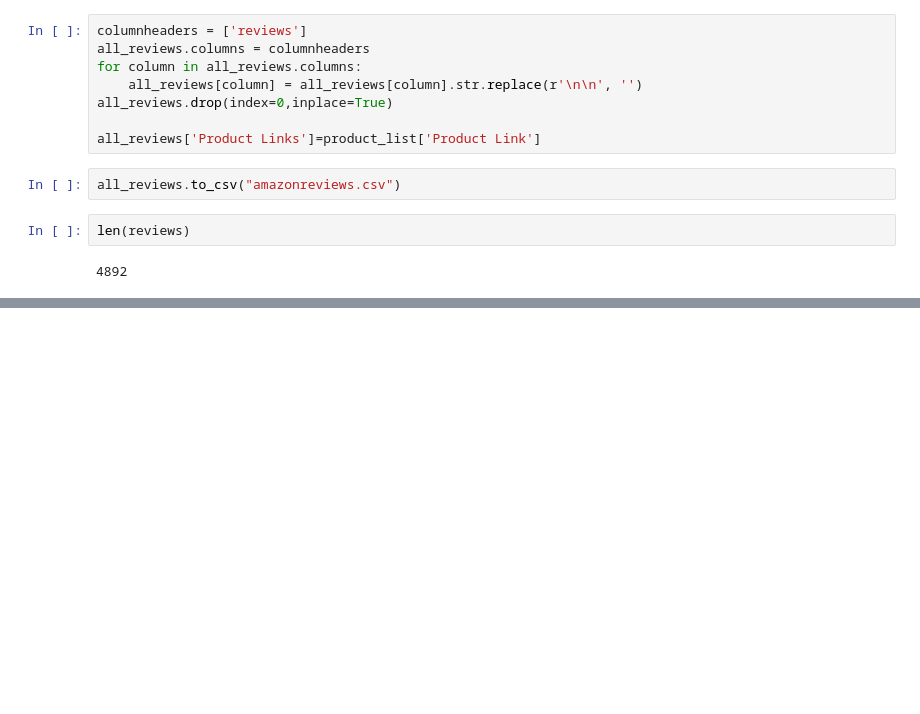
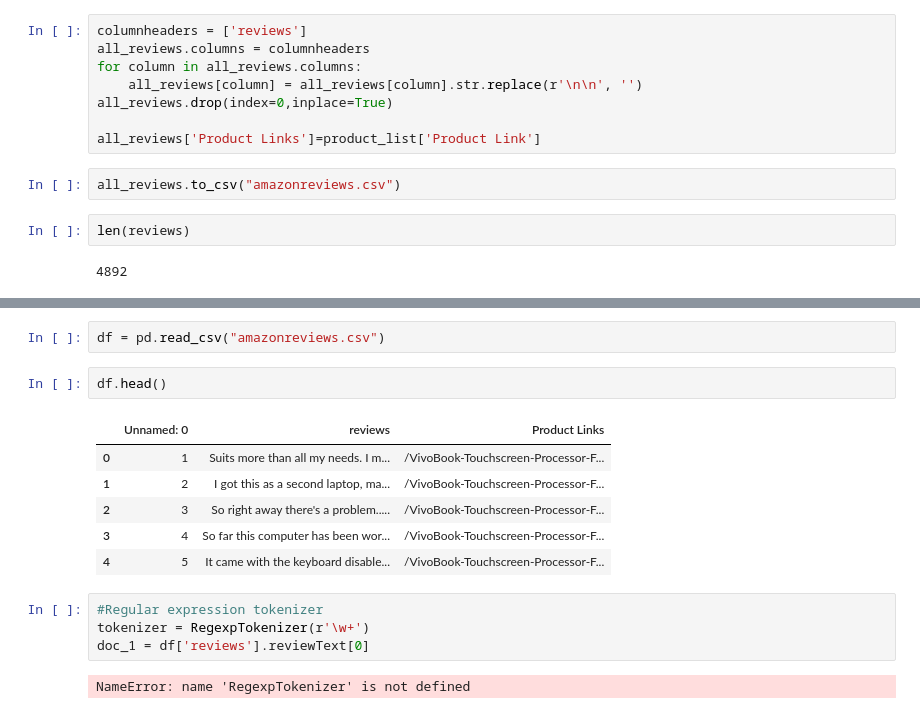
Before and after one commit to Aloagbaye/amazon-reviews-nlp, a Jupyter notebook: AMAZON_REVIEWS_WEBSCRAPING.ipynb, the cells around one changed output, grey strips where cells are left out. Drawn from its saved outputs; the diff is of its cells as text; blank space fills up the shorter version.

```diff
--- a/AMAZON_REVIEWS_WEBSCRAPING.ipynb
+++ b/AMAZON_REVIEWS_WEBSCRAPING.ipynb
@@ -176,3 +176,20 @@ all_reviews['Product Links'].value_counts(ascending = True)
 /Processor-NumberPad-Microsoft-Personal-L210MA-DB01/product-reviews/B081V6W99V/ref=cm_cr_dp_d_show_all_btm?ie=UTF8&reviewerType=all_reviews           200
 /Lenovo-Chromebook-Convertible-11-6-Inch-81HY0000US/product-reviews/B07GM2J11Q/ref=cm_cr_dp_d_show_all_btm?ie=UTF8&reviewerType=all_reviews           200
 Name: Product Links, dtype: int64
+# %%
+df = pd.read_csv("amazonreviews.csv")
+# %%
+df.head()
+# %% [output]
+|  | Unnamed: 0 | reviews | Product Links |
+| 0 | 1 | Suits more than all my needs. I m... | /VivoBook-Touchscreen-Processor-F... |
+| 1 | 2 | I got this as a second laptop, ma... | /VivoBook-Touchscreen-Processor-F... |
+| 2 | 3 | So right away there's a problem..... | /VivoBook-Touchscreen-Processor-F... |
+| 3 | 4 | So far this computer has been wor... | /VivoBook-Touchscreen-Processor-F... |
+| 4 | 5 | It came with the keyboard disable... | /VivoBook-Touchscreen-Processor-F... |
+# %%
+#Regular expression tokenizer
+tokenizer = RegexpTokenizer(r'\w+')
+doc_1 = df['reviews'].reviewText[0]
+# %% [output]
+NameError: name 'RegexpTokenizer' is not defined
```
Also changed, not shown: 3 other files.
